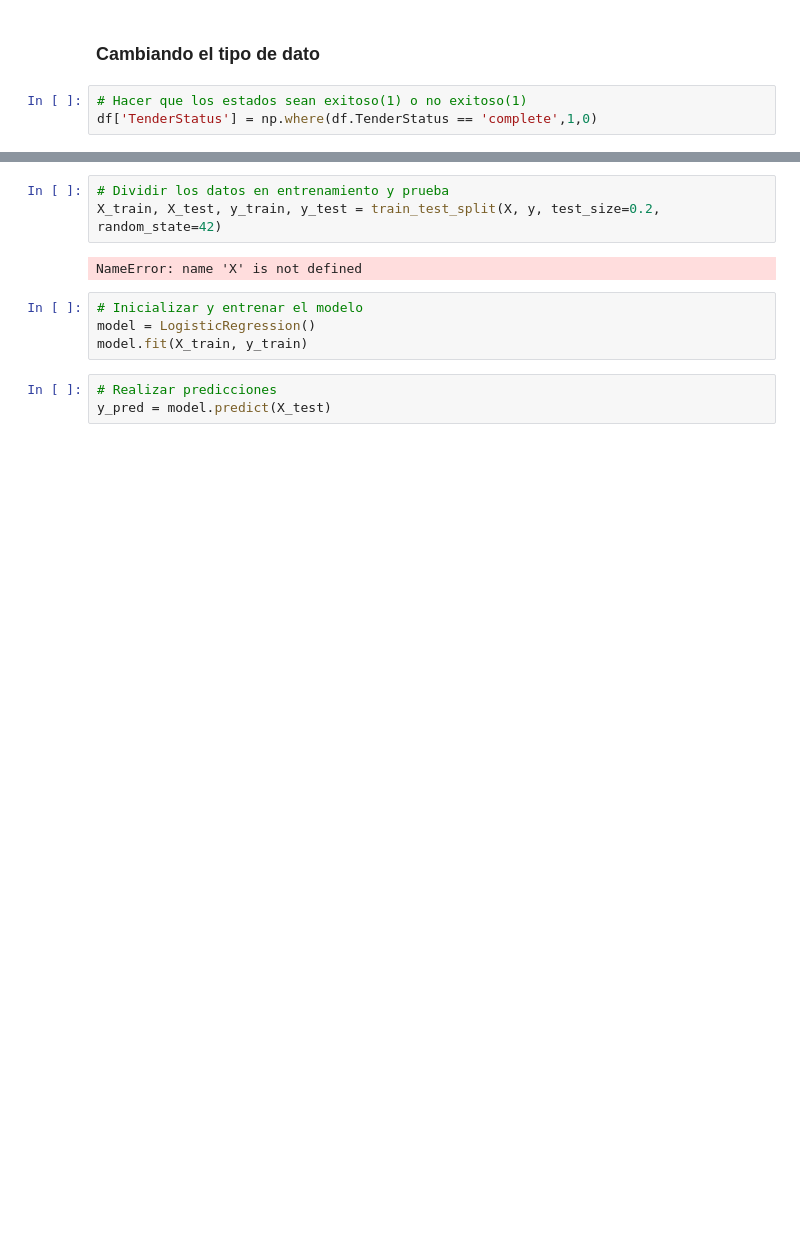
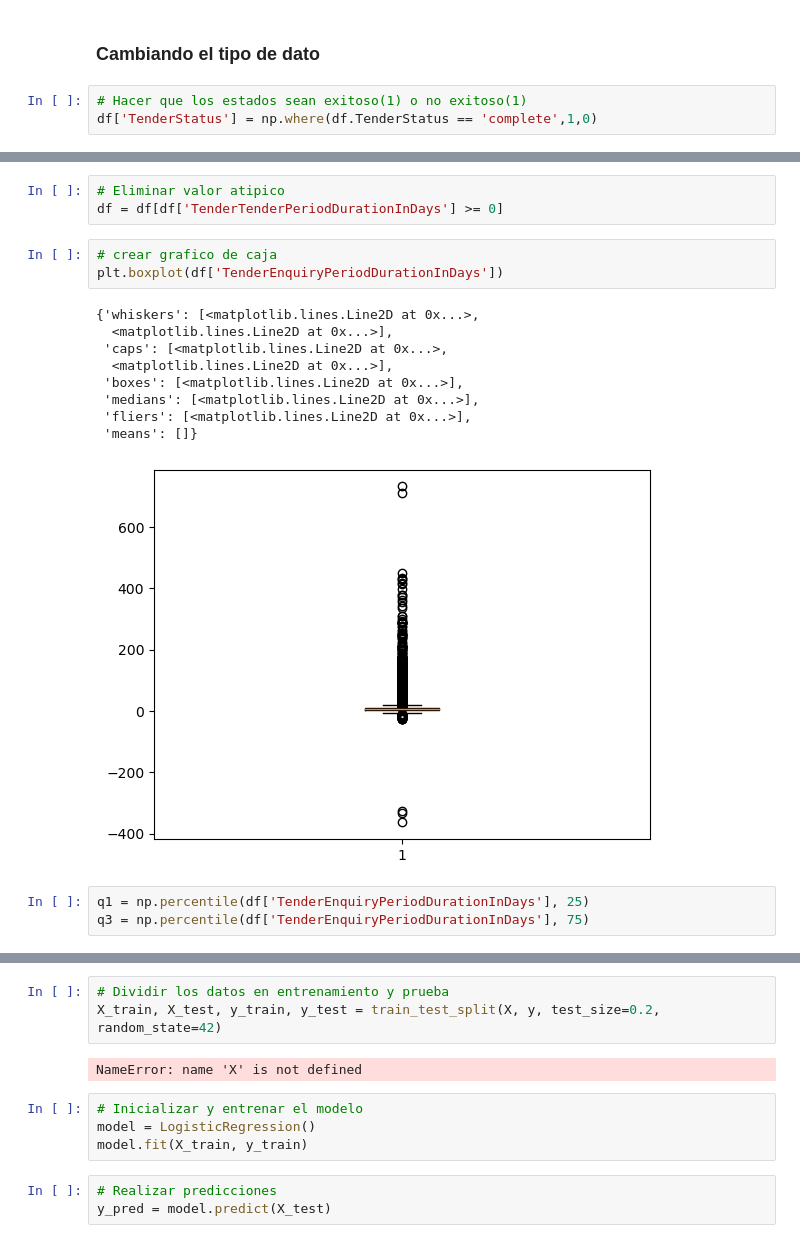
Before and after one commit to vanelo/Predecir_estado_licitacion, a Jupyter notebook: Prediccion_de_estado_de_licitacion.ipynb, the cells around one changed output, grey strips where cells are left out. Drawn from its saved outputs; the diff is of its cells as text; blank space fills up the shorter version.

```diff
--- a/Prediccion_de_estado_de_licitacion.ipynb
+++ b/Prediccion_de_estado_de_licitacion.ipynb
@@ -309,0 +382,19 @@ df.describe().round(2)
+# %%
+# Eliminar valor atipico
+df = df[df['TenderTenderPeriodDurationInDays'] >= 0]
+# %%
+# crear grafico de caja
+plt.boxplot(df['TenderEnquiryPeriodDurationInDays'])
+# %% [output]
+{'whiskers': [<matplotlib.lines.Line2D at 0x...>,
+  <matplotlib.lines.Line2D at 0x...>],
+ 'caps': [<matplotlib.lines.Line2D at 0x...>,
+  <matplotlib.lines.Line2D at 0x...>],
+ 'boxes': [<matplotlib.lines.Line2D at 0x...>],
+ 'medians': [<matplotlib.lines.Line2D at 0x...>],
+ 'fliers': [<matplotlib.lines.Line2D at 0x...>],
+ 'means': []}
+[figure, added]
+# %%
+q1 = np.percentile(df['TenderEnquiryPeriodDurationInDays'], 25)
+q3 = np.percentile(df['TenderEnquiryPeriodDurationInDays'], 75)
```
Also changed, not shown: parts of 43 cells of this notebook, 1 other file.
